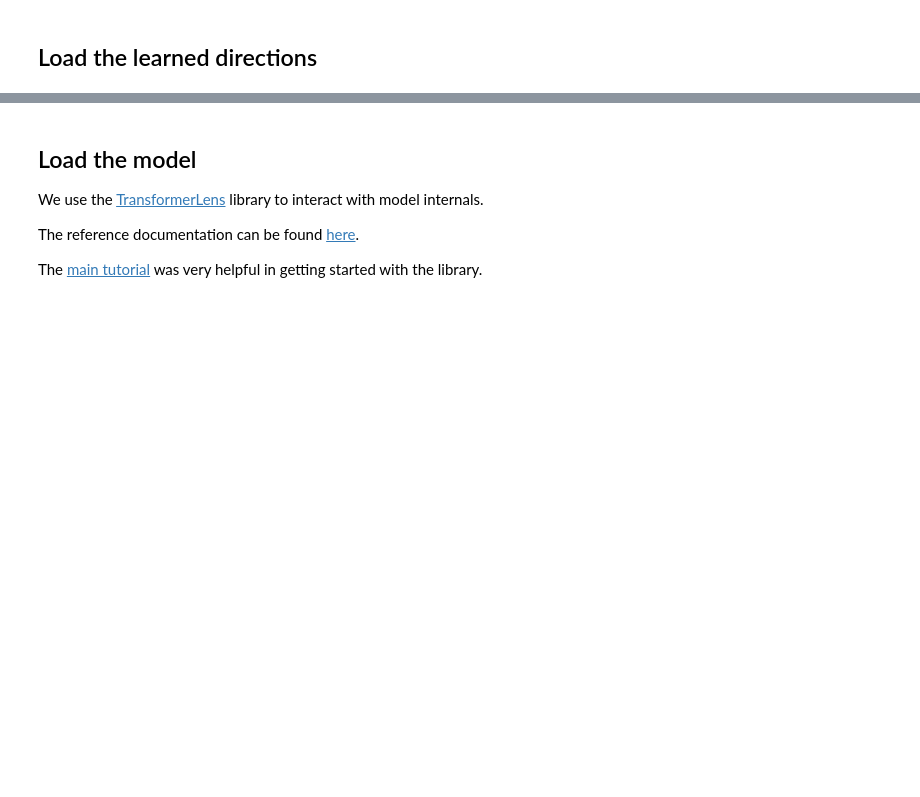
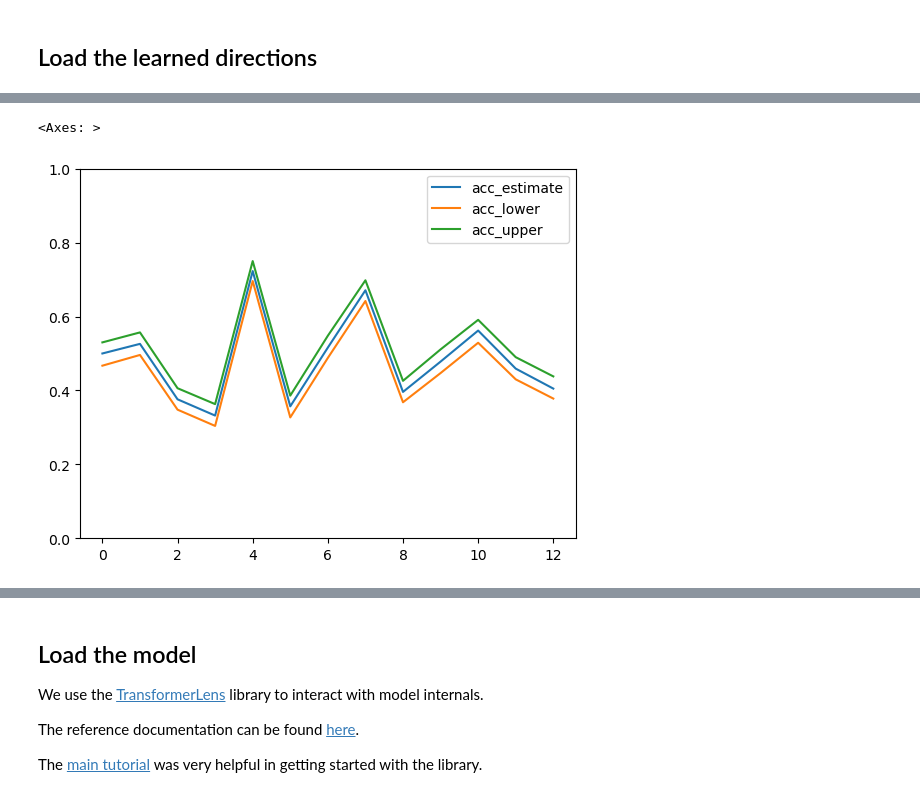
Before and after one commit to adzcai/elk-experiments, a Jupyter notebook: Exploration.ipynb, the cells around one changed output, grey strips where cells are left out. Cells and saved outputs as stored; diff of their text form; code cells hidden in the pictures; blank space fills up the shorter version.

```diff
--- a/Exploration.ipynb
+++ b/Exploration.ipynb
@@ -110,0 +106,10 @@ list(ccs_path.iterdir())
+# %%
+# ccs_path = reporters_path / "ccs/pythia-1b/imdb"
+# ccs_path = Path("/home/ec2-user/elk-reporters/EleutherAI/pythia-1b/imdb/adoring-ride")  # ccs
+# ccs_path = Path("/home/ec2-user/elk-reporters/EleutherAI/pythia-1b/imdb/suspicious-wright")  # eigen
+# ccs_path = Path("/home/ec2-user/elk-reporters/EleutherAI/pythia-1b/imdb/suspicious-wright/transfer/super_glue:boolq")  # transfer
+# ccs_path = Path("/home/ec2-user/elk-reporters/EleutherAI/pythia-1b/imdb/suspicious-wright/transfer/amazon_polarity")  # transfer
+# ccs_path = Path("/home/ec2-user/elk-reporters/allenai/unifiedqa-t5-base/imdb/vigilant-nash")  # transfer
+# ccs_path = Path("/home/ec2-user/elk-reporters/allenai/unifiedqa-t5-base/imdb/amazing-vaughan")  # transfer
+ccs_path = Path("/home/ec2-user/elk-reporters/allenai/unifiedqa-t5-base/imdb/brave-chatterjee")  # proper ccs
+list(ccs_path.iterdir())
@@ -113,3 +146,6 @@ reporters = [
     torch.load(reporter, map_location=device)
     for reporter in (ccs_path / "reporters").iterdir()
 ]
+# %%
+ccs_eval = pd.read_csv(ccs_path / "eval.csv")
+ccs_eval.head()
@@ -115,0 +159,5 @@ reporters = [
+# %%
+ccs_eval.loc[ccs_eval['ensembling'] == 'full', ['acc_estimate', 'acc_lower', 'acc_upper']].reset_index(drop=True).plot(ylim=(0, 1))
+# %% [output]
+<Axes: >
+[figure, added]
```
Also changed, not shown: parts of 42 cells of this notebook, 5 other files.
